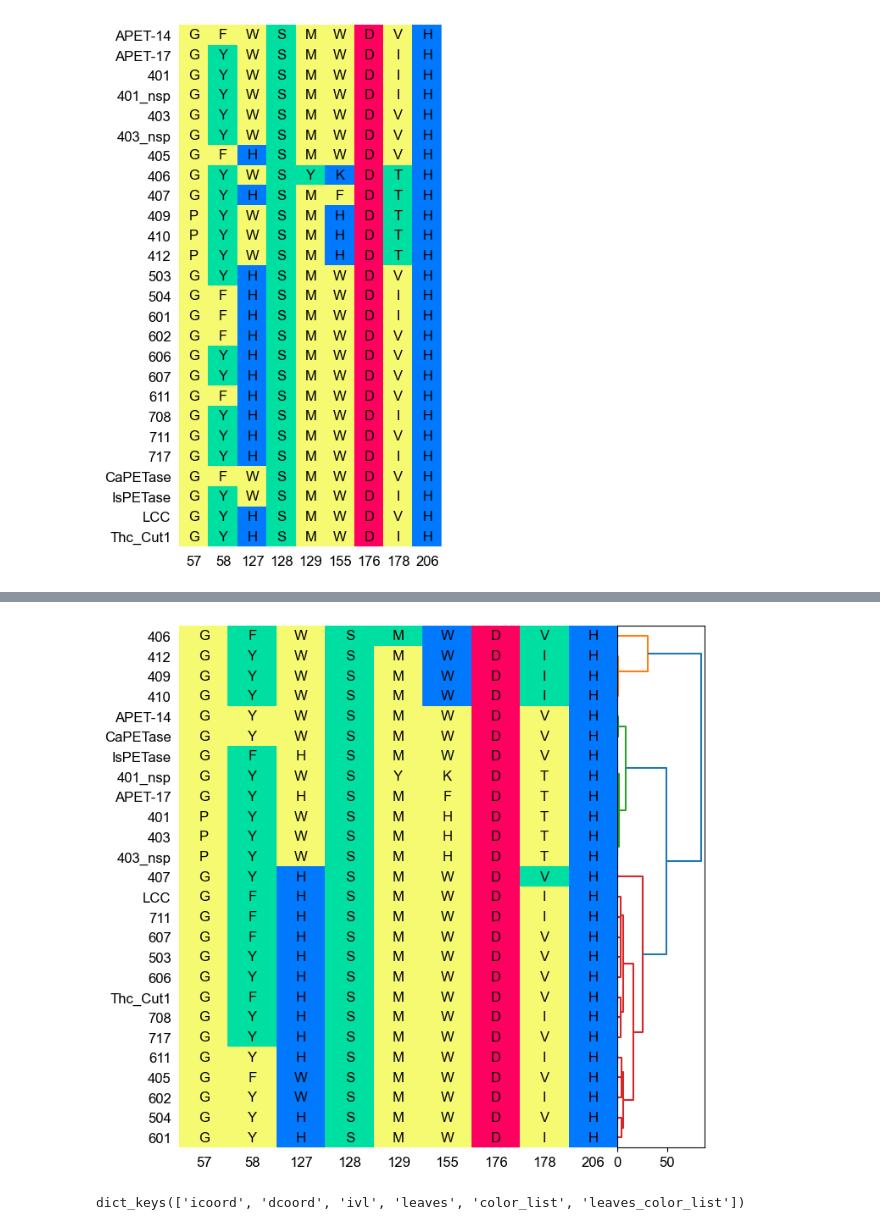
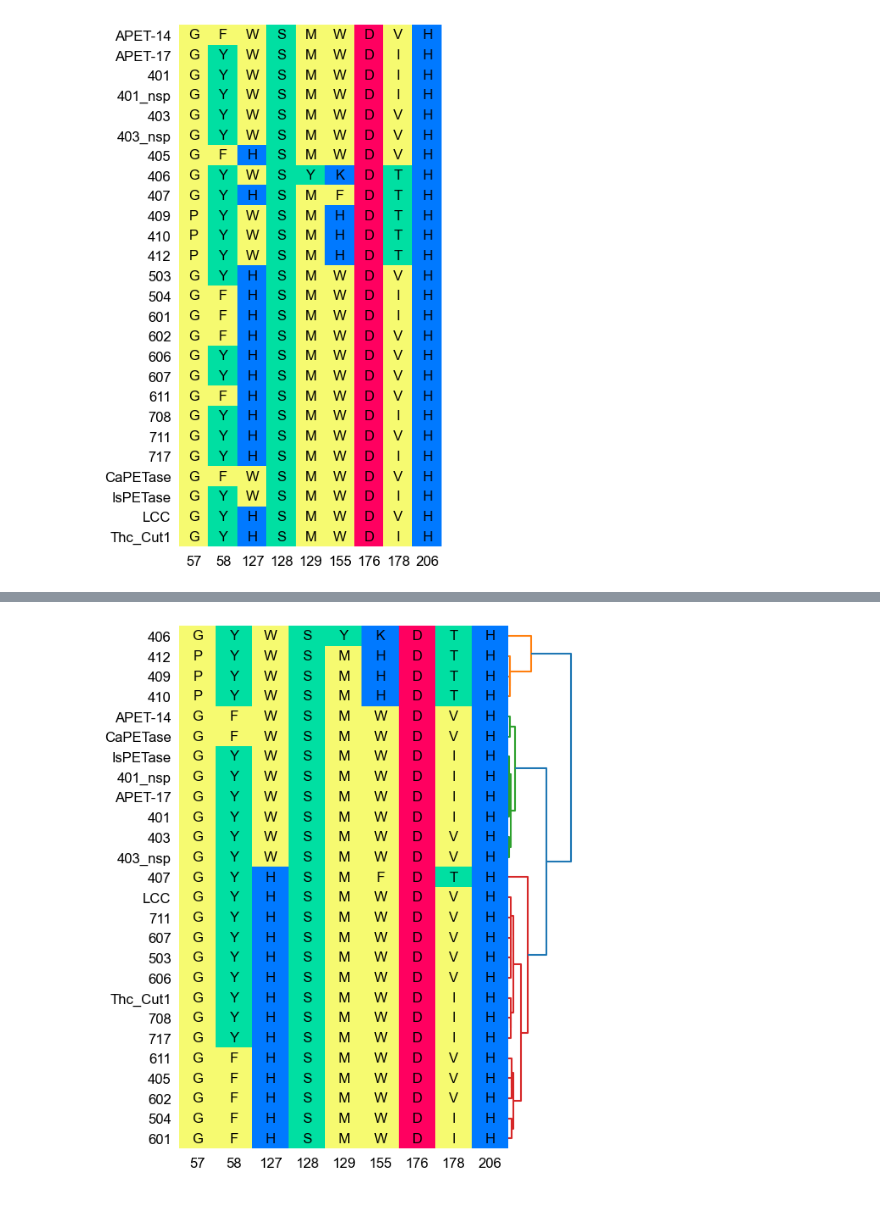
Before and after one commit to Zuricho/MSA_Visualize, a Jupyter notebook: msa_visualize.ipynb, the cells around one changed output, grey strips where cells are left out. Saved outputs shown, nothing was run; the diff lists cells and outputs as text; code cells hidden in the pictures.

```diff
--- a/msa_visualize.ipynb
+++ b/msa_visualize.ipynb
@@ -167,5 +167,5 @@ for i in range(len(sequences)):
         distance_matrix[i, j] = -blosum62_score
         distance_matrix[j, i] = -blosum62_score
 
-distance_matrix -= np.min(distance_matrix)
+distance_matrix -= np.min(distance_matrix) -1
 np.fill_diagonal(distance_matrix, 0)
@@ -184,16 +174,22 @@ sequences, labels = read_msa_fasta('example.fasta')
 categories = sequences_to_categories_matrix(sequences)
 
 
-plt.figure(figsize=(8,8))
+plt.figure(figsize=(6,8))
 
 n_col=6
 
 
 plt.subplot2grid((1, n_col), (0, n_col-1))
+# create a dendrogram
+linkage_matrix = linkage(squareform(distance_matrix), method='ward')
 tree_dict = dendrogram(linkage_matrix, color_threshold=40, labels=labels, orientation='right')
 
 # reverse y axis
 plt.gca().invert_yaxis()
+plt.box(False)
+plt.xticks([])
+plt.yticks([])
+
 
 
 
@@ -201,37 +197,33 @@ plt.subplot2grid((1, n_col), (0, 0), colspan=n_col-1)
 plt.imshow(categories[tree_dict["leaves"],:], cmap=msa_cmap, aspect='auto', vmin=0, vmax=len(categories_to_color)-1)
 
 # write sequence label
 for i in range(len(sequences)):
     for j in range(len(sequences[i])):
-        plt.text(j, i, sequences[i][j], ha='center', va='center', color='black')
+        plt.text(j, i, sequences[tree_dict["leaves"]][i][j], ha='center', va='center', color='black')
 
 
 # ticks
 plt.yticks(np.arange(len(labels)),labels[tree_dict["leaves"]])
 plt.xticks(np.arange(len(sequences[0])),[57,58,127,128,129,155,176,178,206])
 
 plt.box(False)
 plt.tick_params(
     axis='both',          # Apply to both x and y axes
     which='both',         # Apply to both major and minor ticks
     bottom=False,         # Turn off ticks on the bottom edge
     top=False,            # Turn off ticks on the top edge
     left=False,           # Turn off ticks on the left edge
     right=False,          # Turn off ticks on the right edge
     labelbottom=True,     # Keep the labels on the bottom
     labelleft=True        # Keep the labels on the left
 )
 
 
 
 # set gap between figures
 plt.subplots_adjust(wspace=0)
 
-# plt.savefig('example.png', dpi=300, bbox_inches='tight')
+plt.savefig('example.png', dpi=300, bbox_inches='tight')
 plt.show()
 # %% [output]
-[figure, old version]
+[figure, new version]
-# %%
-tree_dict.keys()
-# %% [output]
-dict_keys(['icoord', 'dcoord', 'ivl', 'leaves', 'color_list', 'leaves_color_list'])
```
Also changed, not shown: parts of 3 cells of this notebook, 1 other file.
